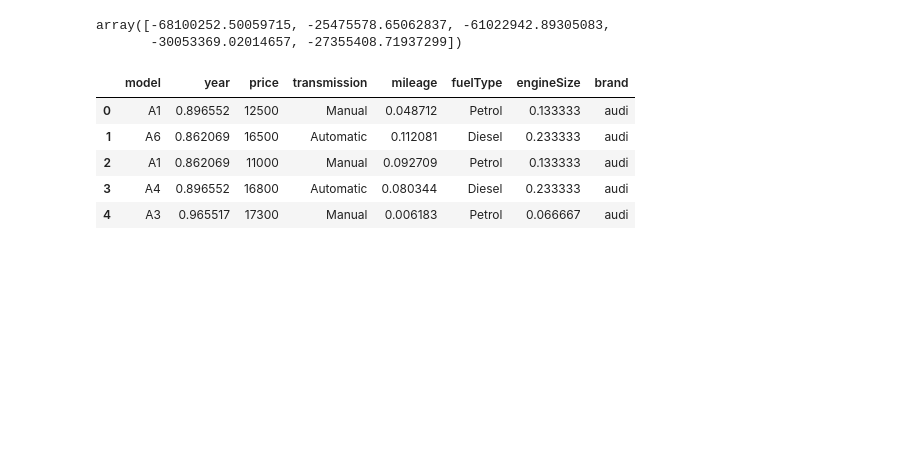
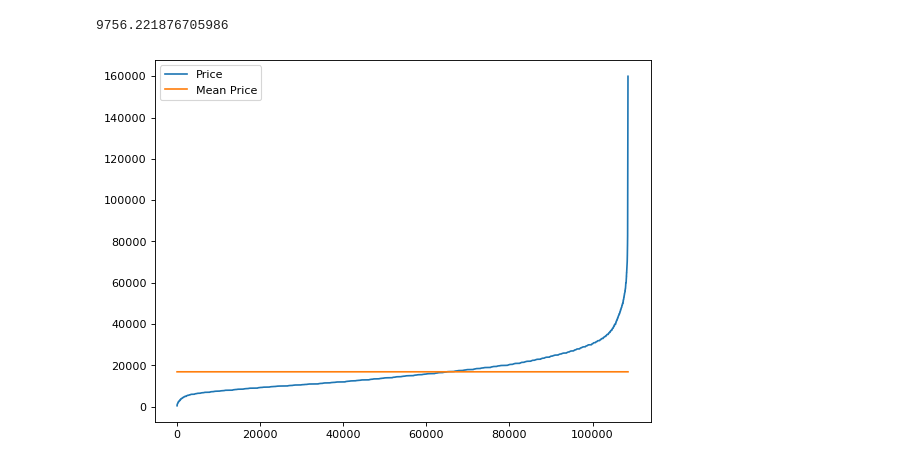
Before and after one commit to SebsBarbas/Samsung_proyecto, a Jupyter notebook: P1/precios_vehiculos.ipynb, the cells around one changed output. Cells and saved outputs as stored; diff of their text form; code cells hidden in the pictures; blank space fills up the shorter version.

Commit message:
Final version of the processing of data and different ML models for prediction

```diff
--- a/P1/precios_vehiculos.ipynb
+++ b/P1/precios_vehiculos.ipynb
@@ -30,28 +42,3 @@ for f in csv_files:
         df.rename(columns = {tax_c_str : 'tax'}, inplace = True)
 
     dataset = dataset.append(df)
-
-#Ideas
-#Quitar engineSize = 0
-#dataset[dataset["model"] == " C Class"]
-
-#dataset = dataset.fillna(0)
-#Quitamos las taxes y los mpg porque
-dataset = dataset.dropna(axis = 1)
-#Quitamos los engines que tienen tamaño 0, porque no tiene sentido
-dataset = dataset[dataset["engineSize"] != 0]
-#Quitamos los coches que son del año 1970 y 2060, son solo dos coches --> erroneo
-dataset = dataset[(dataset["year"] != 2060) & (dataset["year"] != 1970)]
-max(set(list(dataset["price"])))
-dataset[dataset["price"] == max(dataset["price"])]
-#lm = dataset.groupby(["model"])
-#dataset
-#dataset
-#e_size = lm.get_group(" A1")
-#e_size[e_size["engineSize"] == 0]
-#models = dataset["model"]
-#dataset[(dataset["model"] == models) & (dataset["engineSize"] == 0)]
-#df = dataset[]
-#dataset = dataset[dataset["engineSize"] != 0]
-#set(list(dataset["year"]))
-#dataset[dataset["tax"].isnull()]
@@ -123,16 +44,0 @@ InvalidIndexError: Reindexing only valid with uniquely valued Index objects
-# %%
-lin_reg = LinearRegression()
-
-cross_val_score(lin_reg, X, y, cv = 5, scoring = 'neg_mean_squared_error')
-# %% [output]
-array([-68100252.50059715, -25475578.65062837, -61022942.89305083,
-       -30053369.02014657, -27355408.71937299])
-# %%
-dataset.head(5)
-# %% [output]
-|  | model | year | price | transmission | mileage | fuelType | engineSize | brand |
-| 0 | A1 | 0.896552 | 12500 | Manual | 0.048712 | Petrol | 0.133333 | audi |
-| 1 | A6 | 0.862069 | 16500 | Automatic | 0.112081 | Diesel | 0.233333 | audi |
-| 2 | A1 | 0.862069 | 11000 | Manual | 0.092709 | Petrol | 0.133333 | audi |
-| 3 | A4 | 0.896552 | 16800 | Automatic | 0.080344 | Diesel | 0.233333 | audi |
-| 4 | A3 | 0.965517 | 17300 | Manual | 0.006183 | Petrol | 0.066667 | audi |
@@ -148,0 +45,19 @@ rs = RandomizedSearchCV(rnd_forest_reg, parameters, n_iter = 25, verbose = 1, n_
+# %%
+# Error Base
+
+from sklearn.metrics import mean_squared_error
+
+y_base = dataset['price'].mean()
+
+print(mean_squared_error(dataset['price'], [y_base]*dataset.shape[0], squared = False))
+
+fig, ax = plt.subplots(figsize=(8, 6), dpi=80)
+
+price = ax.plot(sorted(dataset['price'].to_numpy()), label = "Price")
+mean_price = ax.plot([y_base]*dataset.shape[0], label = "Mean Price")
+ax.legend()
+
+plt.show()
+# %% [output]
+9756.221876705986
+[figure, added]
```
Also changed, not shown: parts of 22 cells of this notebook.
